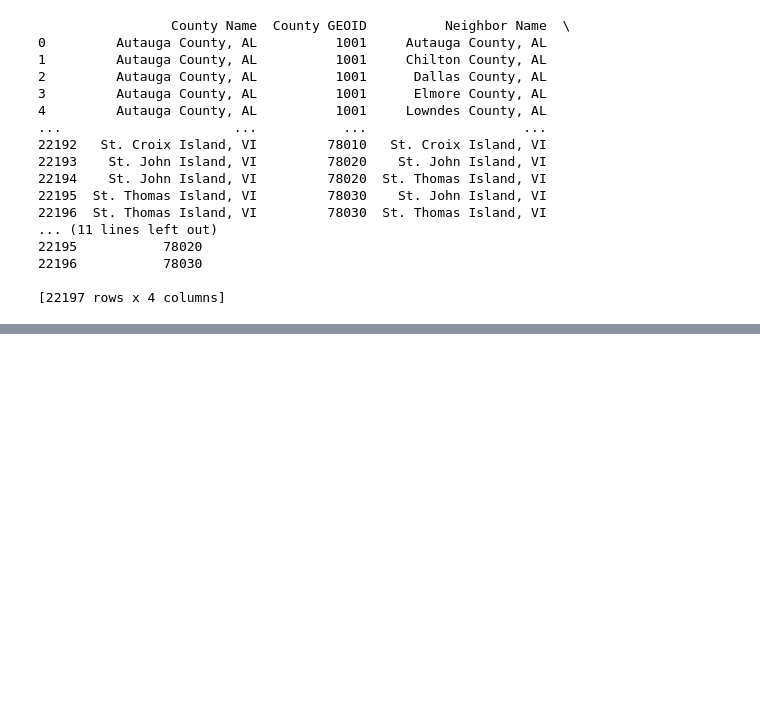
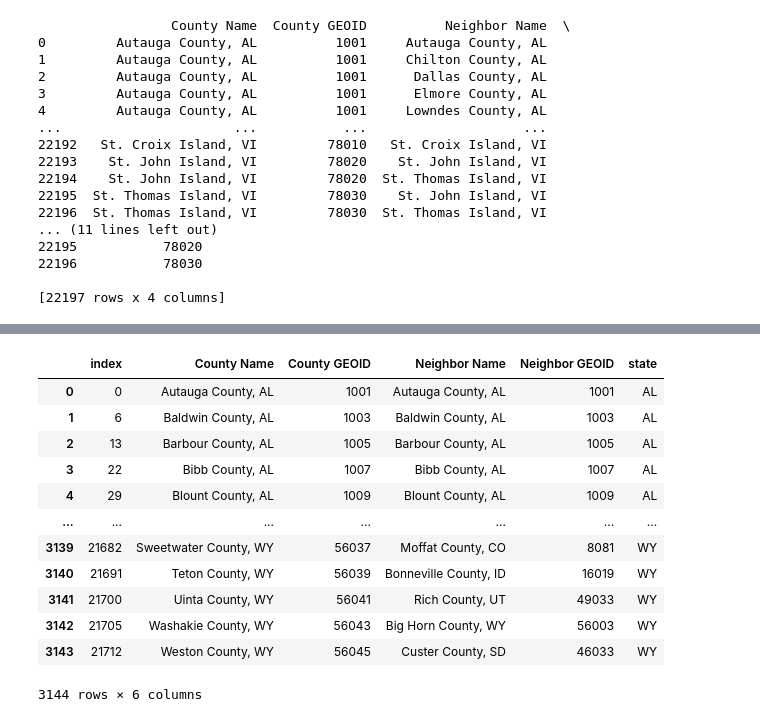
Before and after one commit to farnhamh/CS124H-Group-3, a Jupyter notebook: tia/project.ipynb, the cells around one changed output, grey strips where cells are left out. Cells and saved outputs as stored; diff of their text form; code cells hidden in the pictures; blank space fills up the shorter version.

```diff
--- a/tia/project.ipynb
+++ b/tia/project.ipynb
@@ -379,24 +361,0 @@ geoid
-# %%
-#geoid = geoid.groupby("County GEOID").agg("sum").reset_index()
-#geoid['County GEOID'] = geoid['County GEOID'].astype(str)
-geoid
-geoid = geoid[~geoid.duplicated(subset='County GEOID', keep='first')]
-geoid
-#geoid = geoid.drop(geoid[geoid["STATE"].isin(territories)].index)
-
-geoid["state"] = geoid["County Name"].str[-2:]
-geoid
-
-states = geoid.groupby("state").agg("sum").reset_index()
-states
-
-extraStates = ["AS", "GU", "PR", "MP", "VI"]
-geoid = geoid.drop(geoid[geoid["state"].isin(extraStates)].index)
-geoid
-
-#problem is in making geospacial viz
-#eureka moment of making a geoid column for our dataset
-#got text file from internet, made it a csv file
-#currently trying to match geoids to the states
-#once i do that, i will merge geoids to the dataframe with common column as county name
-#then create the geopandas viz for it
@@ -435,0 +362,23 @@ geoid[geoid.state=="CT"]
+# %%
+#in geoid dataframe, there are a lot of repeats of rows (bc each row is a county that borders the main county)
+#removing the repeats ("~" is like "!=") and the extra territories
+
+geoid = geoid[~geoid.duplicated(subset='County GEOID', keep='first')].reset_index()
+geoid["state"] = geoid["County Name"].str[-2:]
+extraStates = ["AS", "GU", "PR", "MP", "VI"]
+geoid = geoid.drop(geoid[geoid["state"].isin(extraStates)].index)
+geoid
+# %% [output]
+|  | index | County Name | County GEOID | Neighbor Name | Neighbor GEOID | state |
+| 0 | 0 | Autauga County, AL | 1001 | Autauga County, AL | 1001 | AL |
+| 1 | 6 | Baldwin County, AL | 1003 | Baldwin County, AL | 1003 | AL |
+| 2 | 13 | Barbour County, AL | 1005 | Barbour County, AL | 1005 | AL |
+| 3 | 22 | Bibb County, AL | 1007 | Bibb County, AL | 1007 | AL |
+| 4 | 29 | Blount County, AL | 1009 | Blount County, AL | 1009 | AL |
+| ... | ... | ... | ... | ... | ... | ... |
+| 3139 | 21682 | Sweetwater County, WY | 56037 | Moffat County, CO | 8081 | WY |
+| 3140 | 21691 | Teton County, WY | 56039 | Bonneville County, ID | 16019 | WY |
+| 3141 | 21700 | Uinta County, WY | 56041 | Rich County, UT | 49033 | WY |
+| 3142 | 21705 | Washakie County, WY | 56043 | Big Horn County, WY | 56003 | WY |
+| 3143 | 21712 | Weston County, WY | 56045 | Custer County, SD | 46033 | WY |
+3144 rows × 6 columns
```
Also changed, not shown: parts of 9 cells of this notebook.
